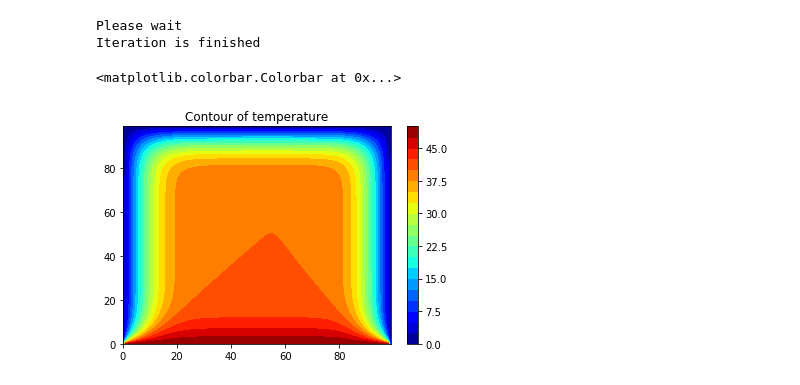
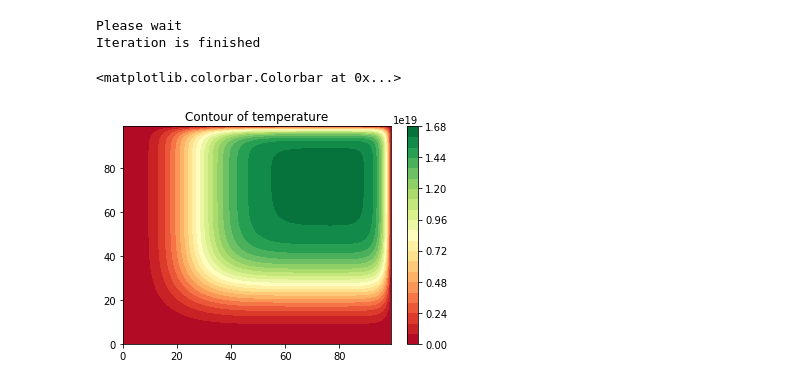
Before and after one commit to Ismailshah40/Numerical_Computing, a Jupyter notebook: NC_project.ipynb, the cells around one changed output. Cells and saved outputs as stored; diff of their text form; code cells hidden in the pictures.

```diff
--- a/NC_project.ipynb
+++ b/NC_project.ipynb
@@ -11,37 +11,46 @@ Ttop = 0
 Tbottom = 50
 Tleft = 0
 Tright = 0
+Ttoper = 0
+Tbottomer = 50
+Tlefter = 0
+Trighter = 0
 
 Tguess = 40
 
 colorinterpolation = 20
 colourMap = plt.cm.jet
 
 X, Y = np.meshgrid(np.arange(0,lenX), np.arange(0,lenY))
 
 T = np.empty((lenX,lenY))
 T.fill(Tguess)
 
 T[(lenY-1):, :] = Ttop
 T[:1, :] = Tbottom
 T[:, (lenX-1):] = Tright
 T[:, :1] = Tleft
+T[(lenY-1):, :] = Ttoper
+T[:1, :] = Tbottomer
+T[:, (lenX-1):] = Trighter
+T[:, :1] = Tlefter
 
 print("Please wait")
 
 for iteration in range(0,maxIter):
     for i in range(1, lenX-1,delta):
         for j in range(1, lenY-1,delta):
-            T[i, j] = 0.25 * (T[i+1][j] + T[i-1][j] + T[i][j+1] + T[i][j-1])
+            T[i, j] = 0.15 * (T[i+1][j] + T[i-1][j] + T[i][j+1] + T[i][j-1] + T[i+1][j] + T[i-1][j] + T[i][j+1] + T[i][j-1])
 
 print("Iteration is finished")
 
 plt.title("Contour of temperature")
-plt.contourf(X, Y, T, colorinterpolation, cmap=colourMap)
+plt.contourf(X, Y, T, colorinterpolation, cmap='RdYlGn')
+
 
 plt.colorbar()
 # %% [output]
 Please wait
 Iteration is finished
 <matplotlib.colorbar.Colorbar at 0x...>
-[figure, old version]
+[figure, new version]
```
Also changed, not shown: parts of 3 cells of this notebook.
